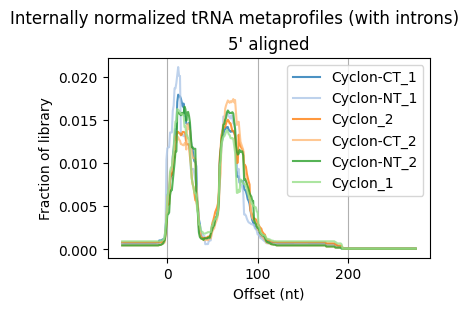
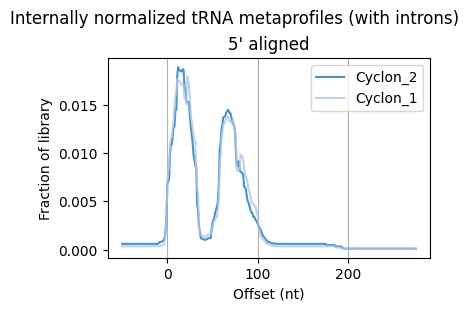
The change to this notebook cell's code, shown as a diff; its figure went from the first image to the second:
--- before
+++ after
@@ -12,2 +12,3 @@
 ax.grid(axis='x')
 plt.suptitle("Internally normalized tRNA metaprofiles (with introns)")
+plt.savefig("../analysis/03_tRNA_metaprofiles_introns_normalized.pdf")

Commit: fig update